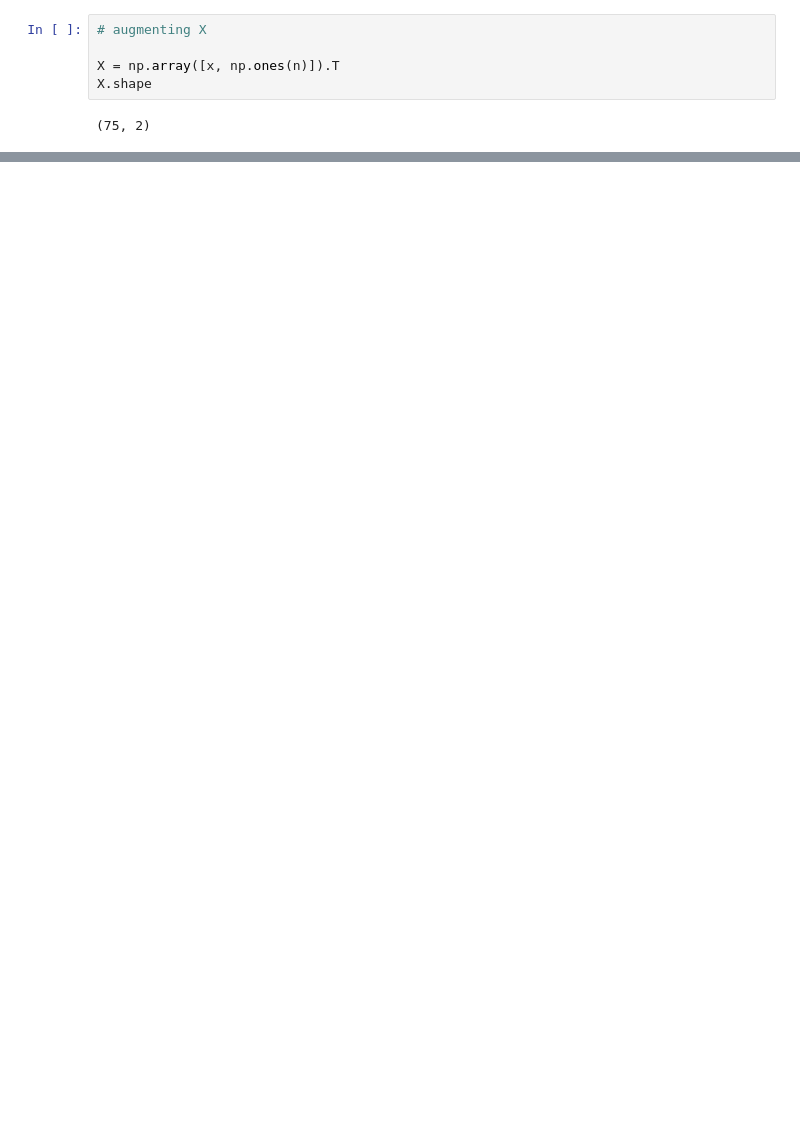
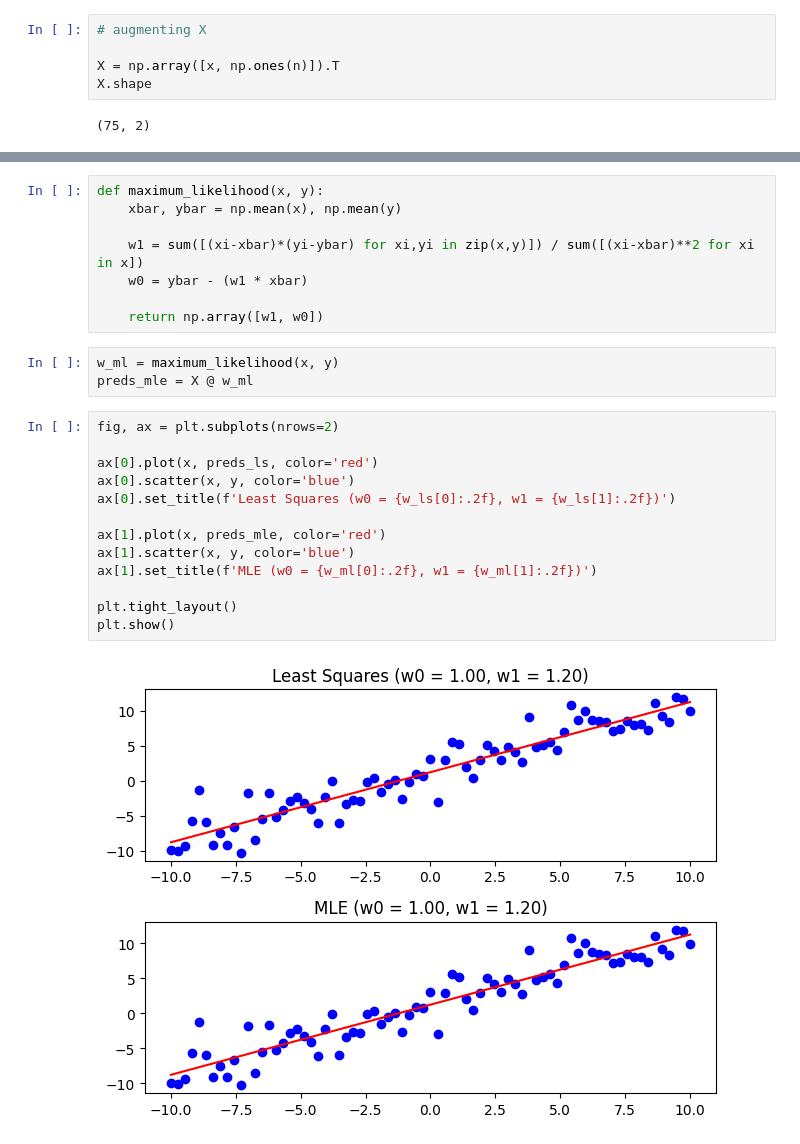
Before and after one commit to mrochk/mle-linreg, a Jupyter notebook: notebook.ipynb, the cells around one changed output, grey strips where cells are left out. Cells and saved outputs as stored; diff of their text form; blank space fills up the shorter version.

```diff
--- a/notebook.ipynb
+++ b/notebook.ipynb
@@ -137,0 +178,26 @@ Where $\bar{\mathbf{v}}$ denotes the mean over the values of $\mathbf{v}$, givin
+# %%
+def maximum_likelihood(x, y):
+    xbar, ybar = np.mean(x), np.mean(y)
+
+    w1 = sum([(xi-xbar)*(yi-ybar) for xi,yi in zip(x,y)]) / sum([(xi-xbar)**2 for xi in x])
+    w0 = ybar - (w1 * xbar)
+
+    return np.array([w1, w0])
+# %%
+w_ml = maximum_likelihood(x, y)
+preds_mle = X @ w_ml
+# %%
+fig, ax = plt.subplots(nrows=2)
+
+ax[0].plot(x, preds_ls, color='red')
+ax[0].scatter(x, y, color='blue')
+ax[0].set_title(f'Least Squares (w0 = {w_ls[0]:.2f}, w1 = {w_ls[1]:.2f})')
+
+ax[1].plot(x, preds_mle, color='red')
+ax[1].scatter(x, y, color='blue')
+ax[1].set_title(f'MLE (w0 = {w_ml[0]:.2f}, w1 = {w_ml[1]:.2f})')
+
+plt.tight_layout()
+plt.show()
+# %% [output]
+[figure, added]
```
Also changed, not shown: parts of 13 cells of this notebook, 1 other file.
